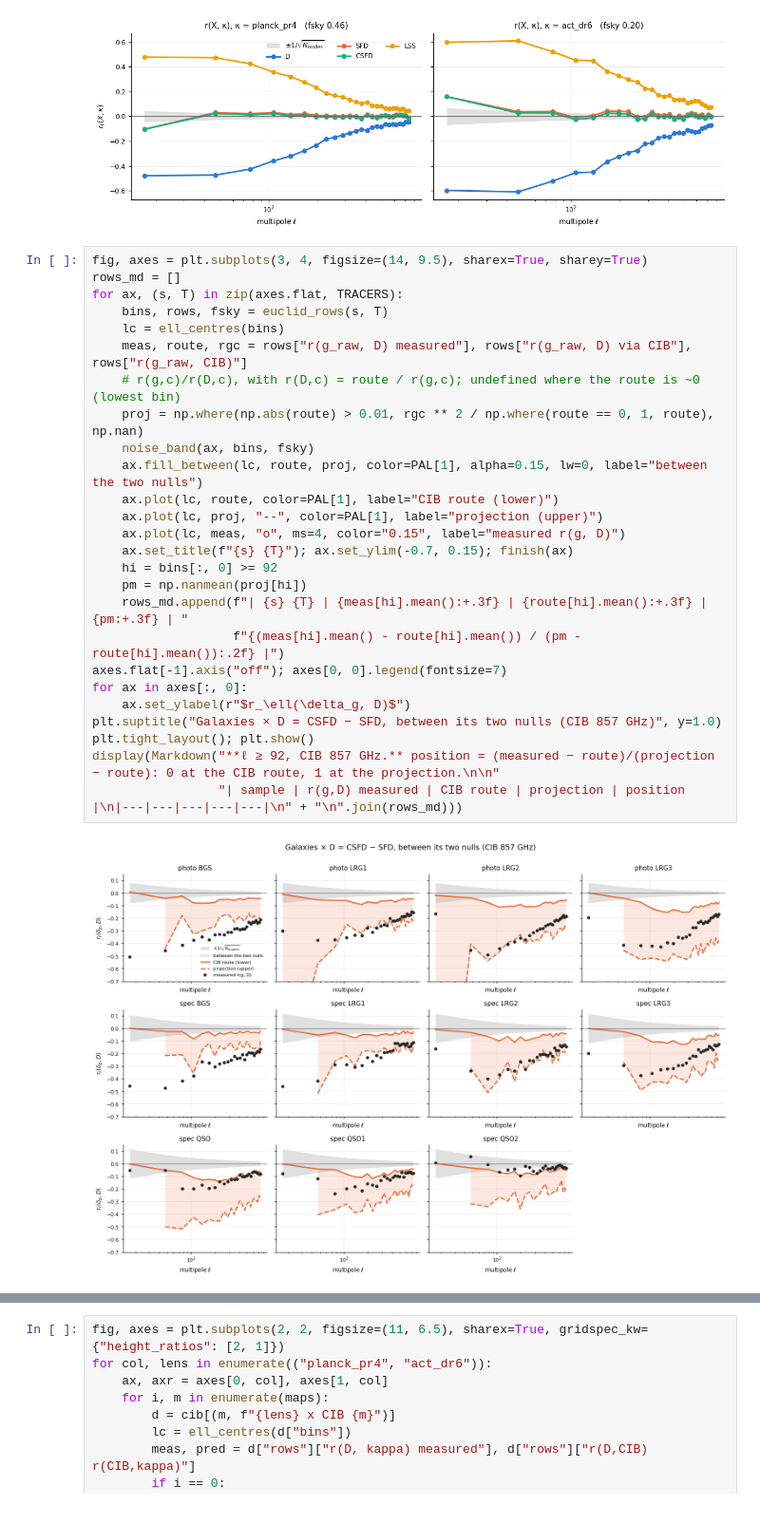
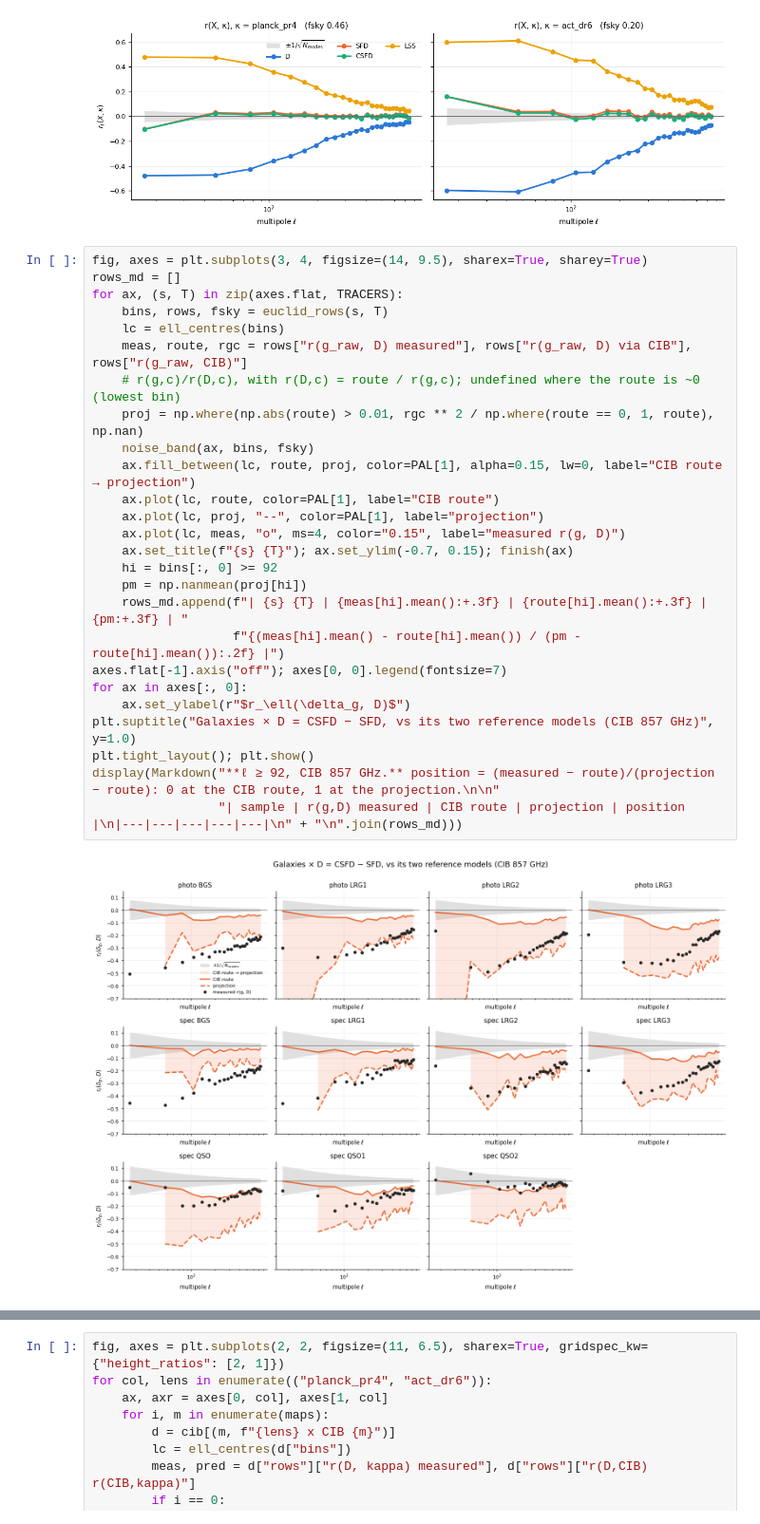
Before and after one commit to sofiachiarenza/Y3_mock_imweights, a Jupyter notebook: TESTS_SUMMARY.ipynb, the cells around one changed output, grey strips where cells are left out. Shown at 95% size. Drawn from its saved outputs; the diff is of its cells as text.

Commit message:
A4: describe CIB route and projection as reference models, not bounds
Co-Authored-By: Claude Opus 5.5 <noreply@anthropic.com>

```diff
--- a/TESTS_SUMMARY.ipynb
+++ b/TESTS_SUMMARY.ipynb
@@ -312,31 +312,31 @@ plt.tight_layout(); plt.show()
 # %%
 fig, axes = plt.subplots(3, 4, figsize=(14, 9.5), sharex=True, sharey=True)
 rows_md = []
 for ax, (s, T) in zip(axes.flat, TRACERS):
     bins, rows, fsky = euclid_rows(s, T)
     lc = ell_centres(bins)
     meas, route, rgc = rows["r(g_raw, D) measured"], rows["r(g_raw, D) via CIB"], rows["r(g_raw, CIB)"]
     # r(g,c)/r(D,c), with r(D,c) = route / r(g,c); undefined where the route is ~0 (lowest bin)
     proj = np.where(np.abs(route) > 0.01, rgc ** 2 / np.where(route == 0, 1, route), np.nan)
     noise_band(ax, bins, fsky)
-    ax.fill_between(lc, route, proj, color=PAL[1], alpha=0.15, lw=0, label="between the two nulls")
-    ax.plot(lc, route, color=PAL[1], label="CIB route (lower)")
-    ax.plot(lc, proj, "--", color=PAL[1], label="projection (upper)")
+    ax.fill_between(lc, route, proj, color=PAL[1], alpha=0.15, lw=0, label="CIB route → projection")
+    ax.plot(lc, route, color=PAL[1], label="CIB route")
+    ax.plot(lc, proj, "--", color=PAL[1], label="projection")
     ax.plot(lc, meas, "o", ms=4, color="0.15", label="measured r(g, D)")
     ax.set_title(f"{s} {T}"); ax.set_ylim(-0.7, 0.15); finish(ax)
     hi = bins[:, 0] >= 92
     pm = np.nanmean(proj[hi])
     rows_md.append(f"| {s} {T} | {meas[hi].mean():+.3f} | {route[hi].mean():+.3f} | {pm:+.3f} | "
                    f"{(meas[hi].mean() - route[hi].mean()) / (pm - route[hi].mean()):.2f} |")
 axes.flat[-1].axis("off"); axes[0, 0].legend(fontsize=7)
 for ax in axes[:, 0]:
     ax.set_ylabel(r"$r_\ell(\delta_g, D)$")
-plt.suptitle("Galaxies × D = CSFD − SFD, between its two nulls (CIB 857 GHz)", y=1.0)
+plt.suptitle("Galaxies × D = CSFD − SFD, vs its two reference models (CIB 857 GHz)", y=1.0)
 plt.tight_layout(); plt.show()
 display(Markdown("**ℓ ≥ 92, CIB 857 GHz.** position = (measured − route)/(projection − route): 0 at the CIB route, 1 at the projection.\n\n"
                  "| sample | r(g,D) measured | CIB route | projection | position |\n|---|---|---|---|---|\n" + "\n".join(rows_md)))
 # %% [output]
-[figure, old version]
+[figure, new version]
 **ℓ ≥ 92, CIB 857 GHz.** position = (measured − route)/(projection − route): 0 at the CIB route, 1 at the projection.
 
 | sample | r(g,D) measured | CIB route | projection | position |
```
Also changed, not shown: parts of 3 cells of this notebook, 1 other file.
